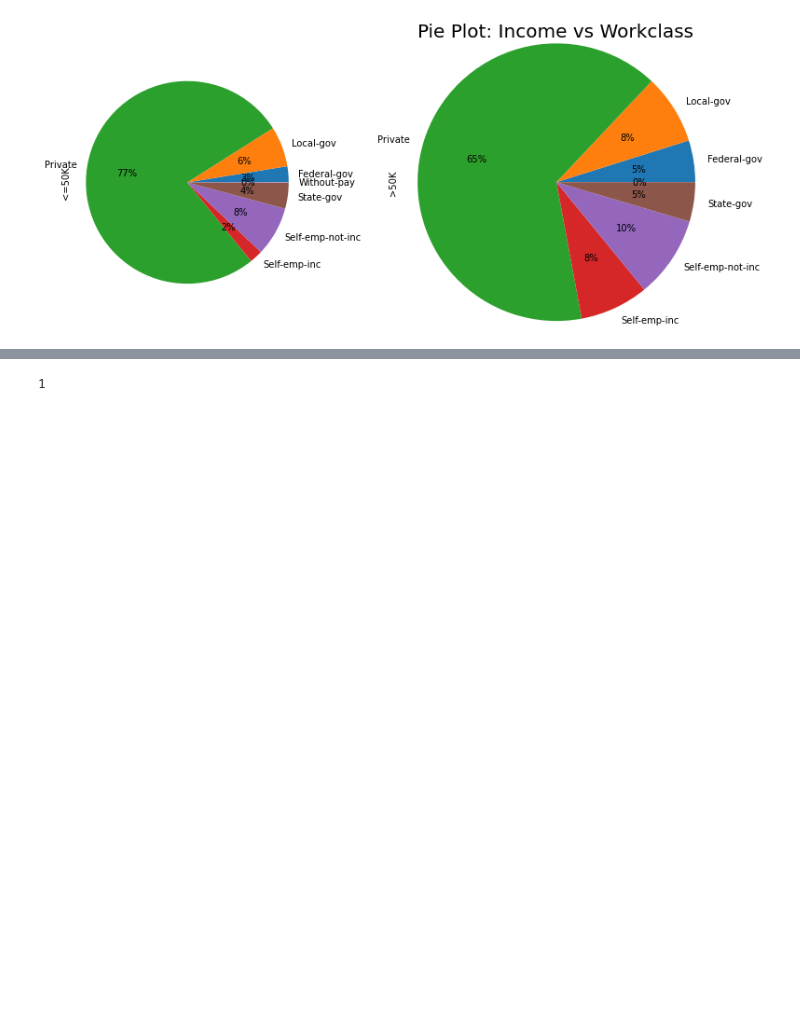
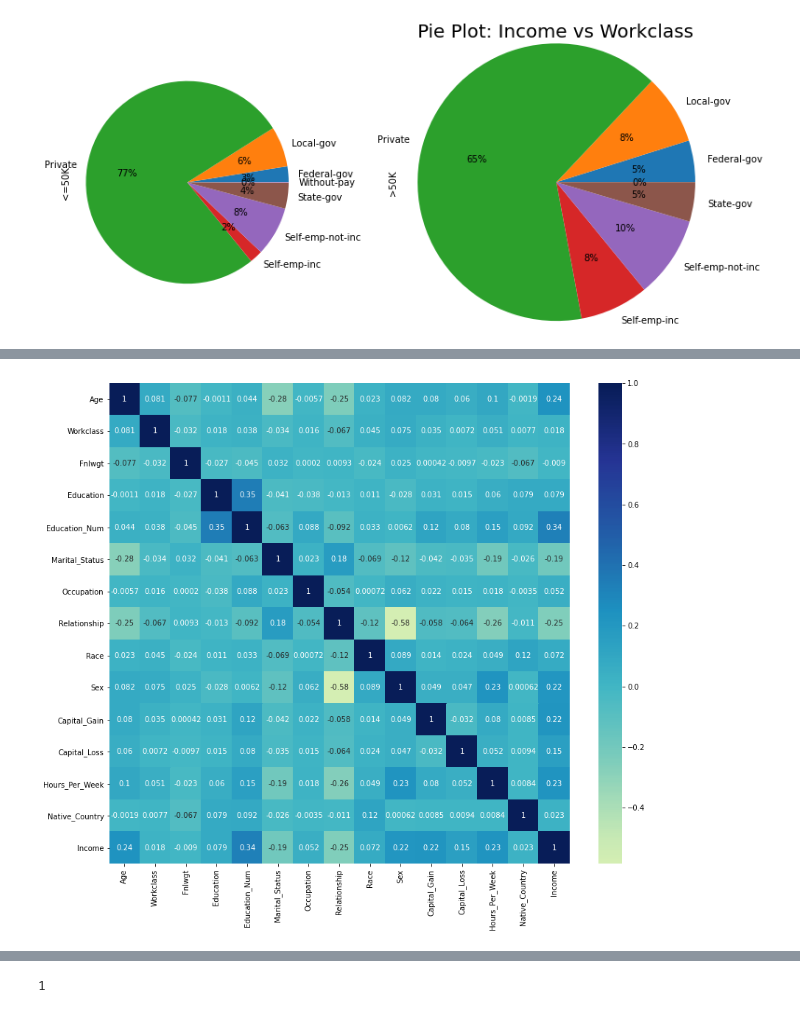
Before and after one commit to wzheng41/CSE578-Data-Visualization, a Jupyter notebook: main.ipynb, the cells around one changed output, grey strips where cells are left out. Cells and saved outputs as stored; diff of their text form; code cells hidden in the pictures; blank space fills up the shorter version.

```diff
--- a/main.ipynb
+++ b/main.ipynb
@@ -236,0 +250,7 @@ print(1)
+# %%
+# Plot Group 4 - Heatmap for Correlation between Attributes
+plt.figure(figsize=(14,12))
+sns.heatmap(numerical_training_data.corr(),annot=True, cmap="YlGnBu", center = 0)
+plt.show()
+# %% [output]
+[figure, added]
```
Also changed, not shown: parts of 15 cells of this notebook, 1 other file.
